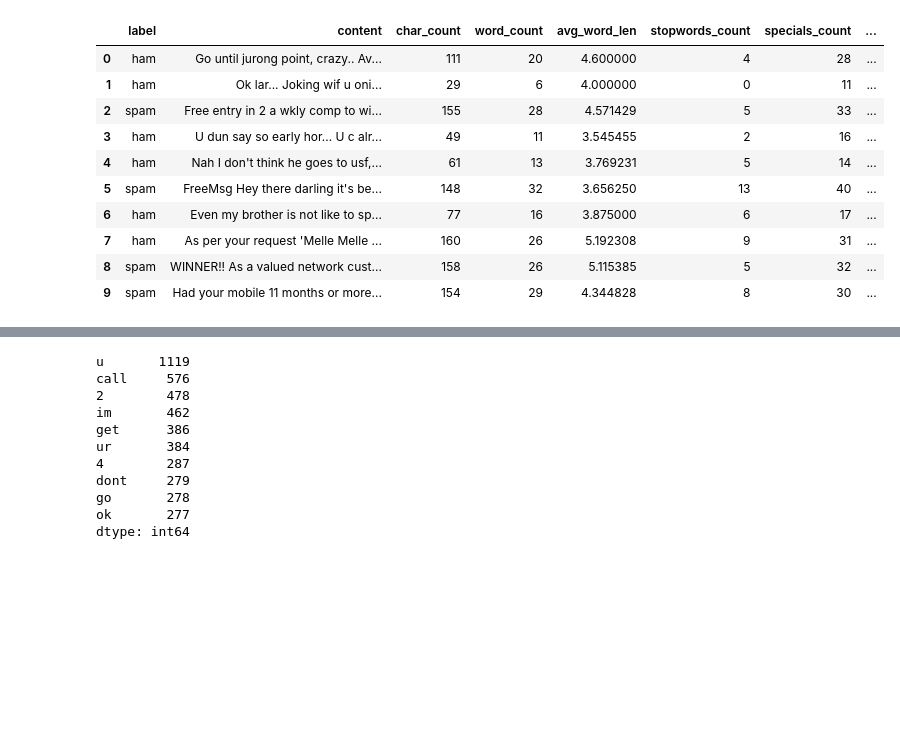
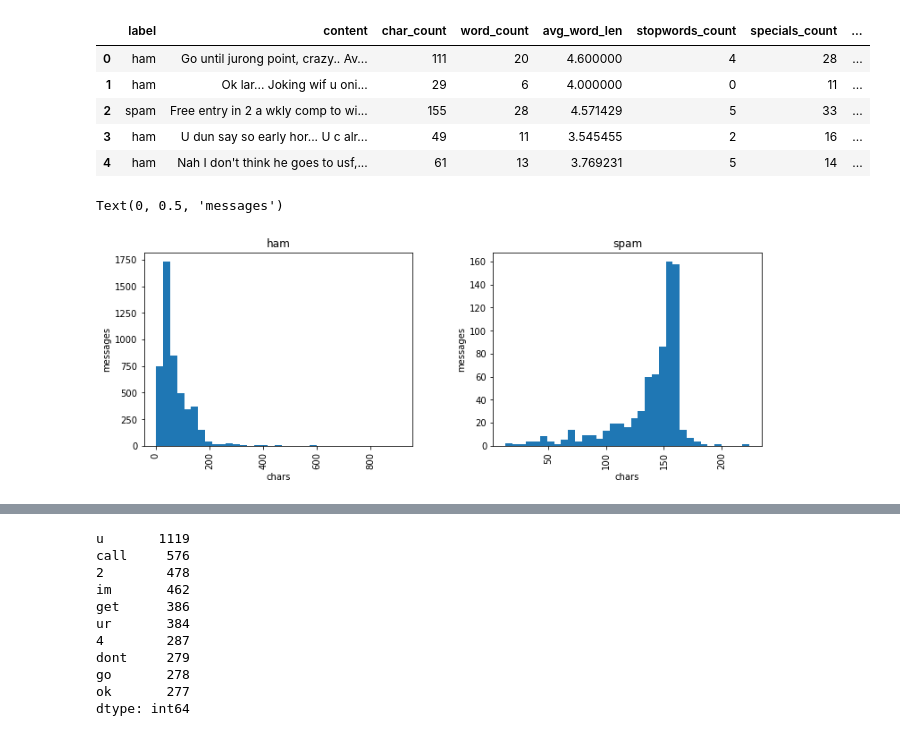
Before and after one commit to zonive/sms-spam-classifier, a Jupyter notebook: projekt.ipynb, the cells around one changed output, grey strips where cells are left out. Drawn from its saved outputs; the diff is of its cells as text; code cells hidden in the pictures; blank space fills up the shorter version.

```diff
--- a/projekt.ipynb
+++ b/projekt.ipynb
@@ -38,21 +43,16 @@ normal['stopwords_count'] = normal['content'].apply(lambda x : len([x for x in x
 # %%
 #Counting specials and  numeric chars
 normal['specials_count'] = normal['content'].apply(lambda x: len(re.sub('[\w]+', '', x)))
 normal['numerics_count'] = normal['content'].apply(lambda x: len([x for x in x.split() if x.isdigit()]))
 
 #Counting words with only upper letters
 normal['uppers_count'] = normal['content'].apply(lambda x: len([x for x in x.split() if x.isupper()]))
 
-normal.head(10)
+normal.head()
 # %% [output]
 |  | label | content | char_count | word_count | avg_word_len | stopwords_count | specials_count | ... |
 | 0 | ham | Go until jurong point, crazy.. Av... | 111 | 20 | 4.600000 | 4 | 28 | ... |
 | 1 | ham | Ok lar... Joking wif u oni... | 29 | 6 | 4.000000 | 0 | 11 | ... |
 | 2 | spam | Free entry in 2 a wkly comp to wi... | 155 | 28 | 4.571429 | 5 | 33 | ... |
 | 3 | ham | U dun say so early hor... U c alr... | 49 | 11 | 3.545455 | 2 | 16 | ... |
 | 4 | ham | Nah I don't think he goes to usf,... | 61 | 13 | 3.769231 | 5 | 14 | ... |
-| 5 | spam | FreeMsg Hey there darling it's be... | 148 | 32 | 3.656250 | 13 | 40 | ... |
-| 6 | ham | Even my brother is not like to sp... | 77 | 16 | 3.875000 | 6 | 17 | ... |
-| 7 | ham | As per your request 'Melle Melle ... | 160 | 26 | 5.192308 | 9 | 31 | ... |
-| 8 | spam | WINNER!! As a valued network cust... | 158 | 26 | 5.115385 | 5 | 32 | ... |
-| 9 | spam | Had your mobile 11 months or more... | 154 | 29 | 4.344828 | 8 | 30 | ... |
@@ -60,0 +61,9 @@ normal.head(10)
+# %%
+char_hist = normal.hist(column = 'char_count', by = 'label', bins = 35, figsize = (12,4))
+char_hist[0].set_xlabel('chars')
+char_hist[0].set_ylabel('messages')
+char_hist[1].set_xlabel('chars')
+char_hist[1].set_ylabel('messages')
+# %% [output]
+Text(0, 0.5, 'messages')
+[figure, added]
```
Also changed, not shown: parts of 19 cells of this notebook.
